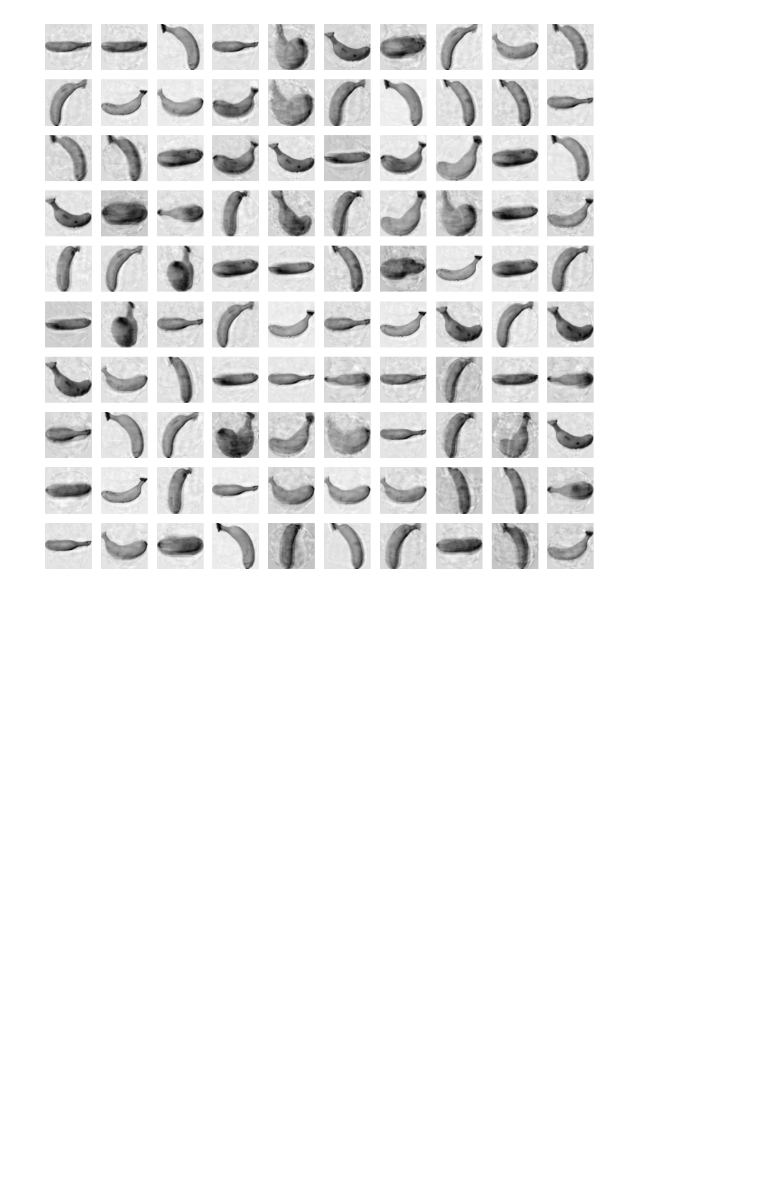
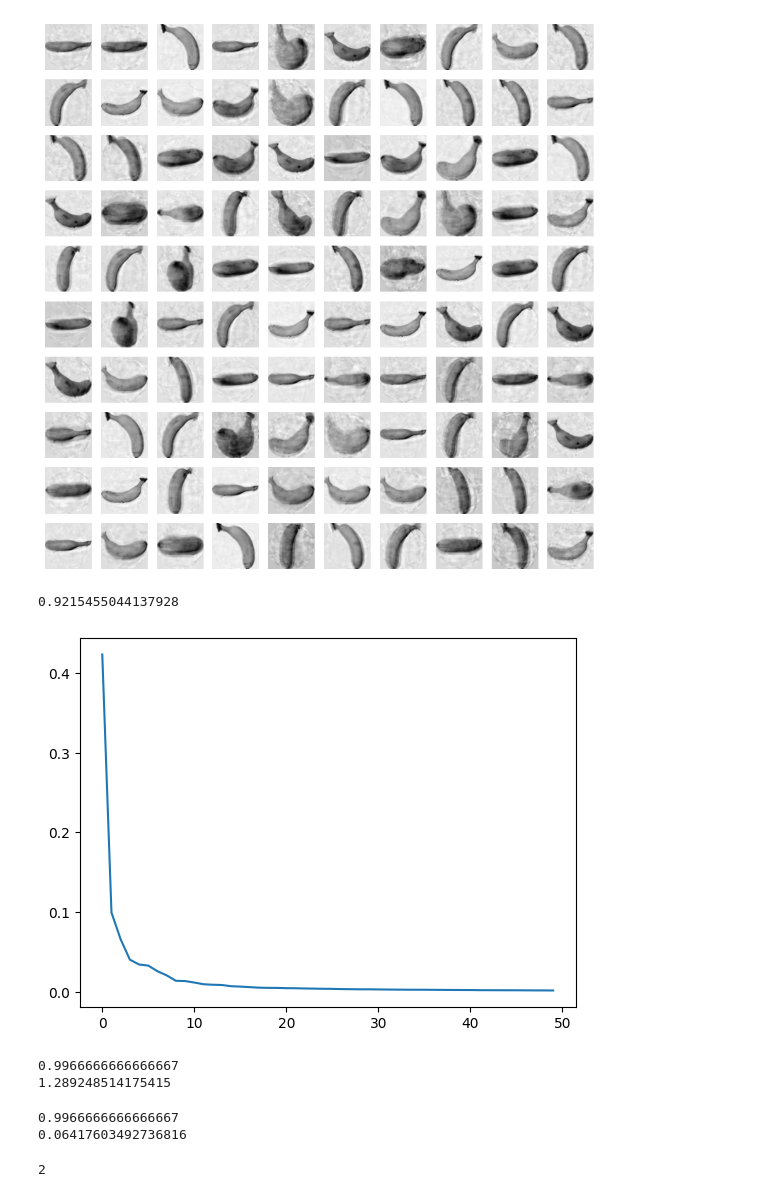
Before and after one commit to Junha9/AI, a Jupyter notebook: Self_Learning_ML_DL/Chapter_06_3.ipynb, the cells around one changed output. Cells and saved outputs as stored; diff of their text form; code cells hidden in the pictures; blank space fills up the shorter version.

Commit message:
complete chapter 06-3 - training models using reduced dimension with principle components

```diff
--- a/Self_Learning_ML_DL/Chapter_06_3.ipynb
+++ b/Self_Learning_ML_DL/Chapter_06_3.ipynb
@@ -63,3 +66,14 @@ for start in [0, 100, 200]:
 [figure]
 [figure]
 [figure]
+# %%
+# There's 'explained variance' which is the measure of how well principle component expresses the original data's variance.
+print(np.sum(pca.explained_variance_ratio_))
+# %% [output]
+0.9215455044137928
+# %%
+# Let's see the graph of explained variance. It can be seen that the first 10 principle components contains the most of the information.
+plt.plot(pca.explained_variance_ratio_)
+plt.show()
+# %% [output]
+[figure, added]
@@ -65,0 +84,24 @@ for start in [0, 100, 200]:
+# %%
+# Let's see the scores which uses original data
+scores = cross_validate(lr, fruits_2d, target)
+print(np.mean(scores['test_score']))
+print(np.mean(scores['fit_time']))
+# %% [output]
+0.9966666666666667
+1.289248514175415
+# %%
+# Now let's see the scores using PCA. It shows dramatically reduced fit time.
+scores = cross_validate(lr, fruits_pca, target)
+print(np.mean(scores['test_score']))
+print(np.mean(scores['fit_time']))
+# %% [output]
+0.9966666666666667
+0.06417603492736816
+# %%
+# We can set the minimum ratio of variance that principle components should express.
+# Here if we want to express 50% of variance, only 2 principle components are necessary
+pca = PCA(n_components=0.5)
+pca.fit(fruits_2d)
+print(pca.n_components_)
+# %% [output]
+2
```
Also changed, not shown: parts of 7 cells of this notebook.
